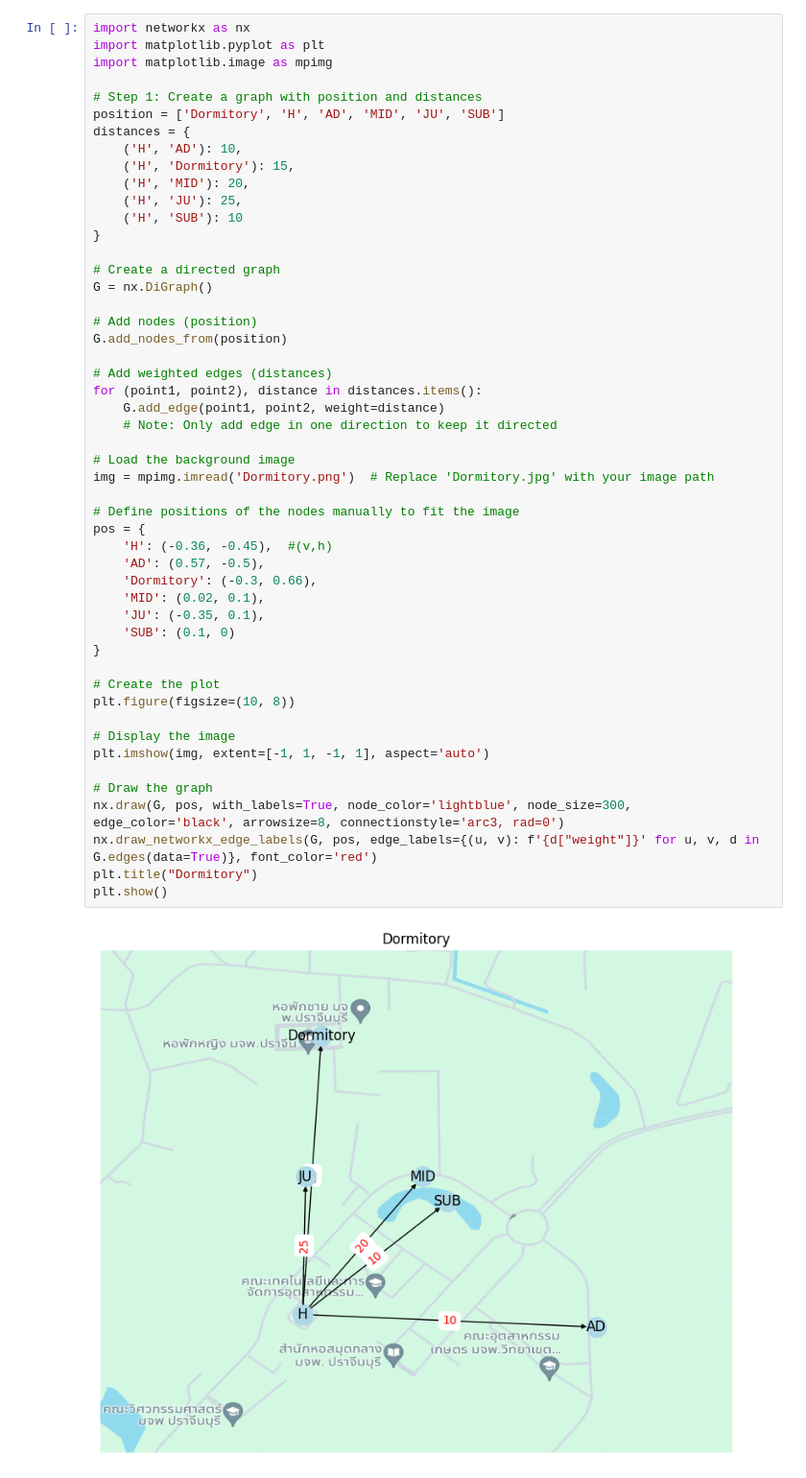
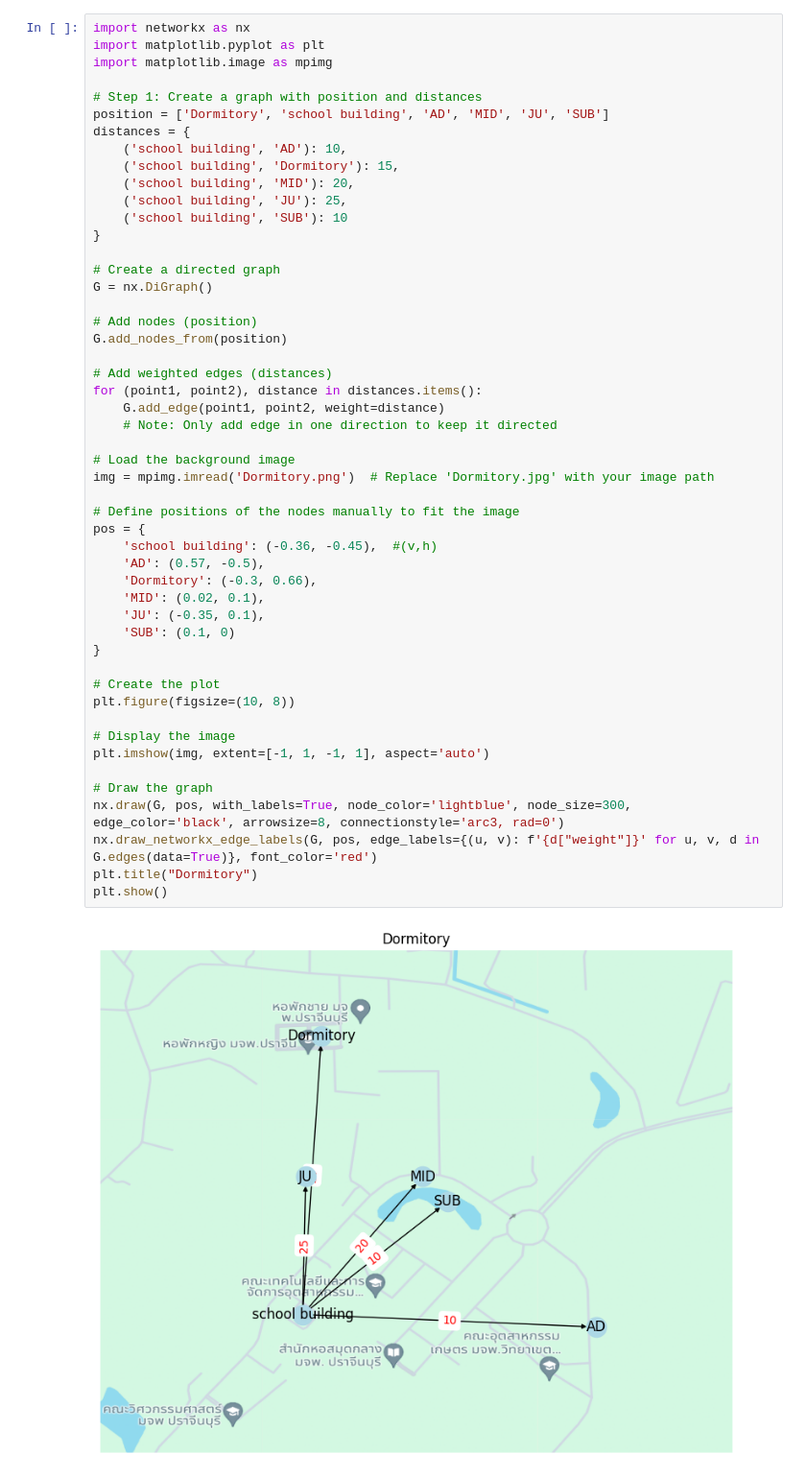
Before and after one commit to Feev004/Colab, a Jupyter notebook: Dormitory.ipynb, the cells around one changed output. Shown: that part at 96% size. Saved outputs shown, nothing was run; the diff lists cells and outputs as text.

```diff
--- a/Dormitory.ipynb
+++ b/Dormitory.ipynb
@@ -6,13 +6,13 @@ import matplotlib.pyplot as plt
 import matplotlib.image as mpimg
 
 # Step 1: Create a graph with position and distances
-position = ['Dormitory', 'H', 'AD', 'MID', 'JU', 'SUB']
+position = ['Dormitory', 'school building', 'AD', 'MID', 'JU', 'SUB']
 distances = {
-    ('H', 'AD'): 10,
-    ('H', 'Dormitory'): 15,
-    ('H', 'MID'): 20,
-    ('H', 'JU'): 25,
-    ('H', 'SUB'): 10
+    ('school building', 'AD'): 10,
+    ('school building', 'Dormitory'): 15,
+    ('school building', 'MID'): 20,
+    ('school building', 'JU'): 25,
+    ('school building', 'SUB'): 10
 }
 
 # Create a directed graph
@@ -23,32 +23,32 @@ G.add_nodes_from(position)
 
 # Add weighted edges (distances)
 for (point1, point2), distance in distances.items():
     G.add_edge(point1, point2, weight=distance)
     # Note: Only add edge in one direction to keep it directed
 
 # Load the background image
 img = mpimg.imread('Dormitory.png')  # Replace 'Dormitory.jpg' with your image path
 
 # Define positions of the nodes manually to fit the image
 pos = {
-    'H': (-0.36, -0.45),  #(v,h)
+    'school building': (-0.36, -0.45),  #(v,h)
     'AD': (0.57, -0.5),
     'Dormitory': (-0.3, 0.66),
     'MID': (0.02, 0.1),
     'JU': (-0.35, 0.1),
     'SUB': (0.1, 0)
 }
 
 # Create the plot
 plt.figure(figsize=(10, 8))
 
 # Display the image
 plt.imshow(img, extent=[-1, 1, -1, 1], aspect='auto')
 
 # Draw the graph
 nx.draw(G, pos, with_labels=True, node_color='lightblue', node_size=300, edge_color='black', arrowsize=8, connectionstyle='arc3, rad=0')
 nx.draw_networkx_edge_labels(G, pos, edge_labels={(u, v): f'{d["weight"]}' for u, v, d in G.edges(data=True)}, font_color='red')
 plt.title("Dormitory")
 plt.show()
 # %% [output]
-[figure, old version]
+[figure, new version]
```
